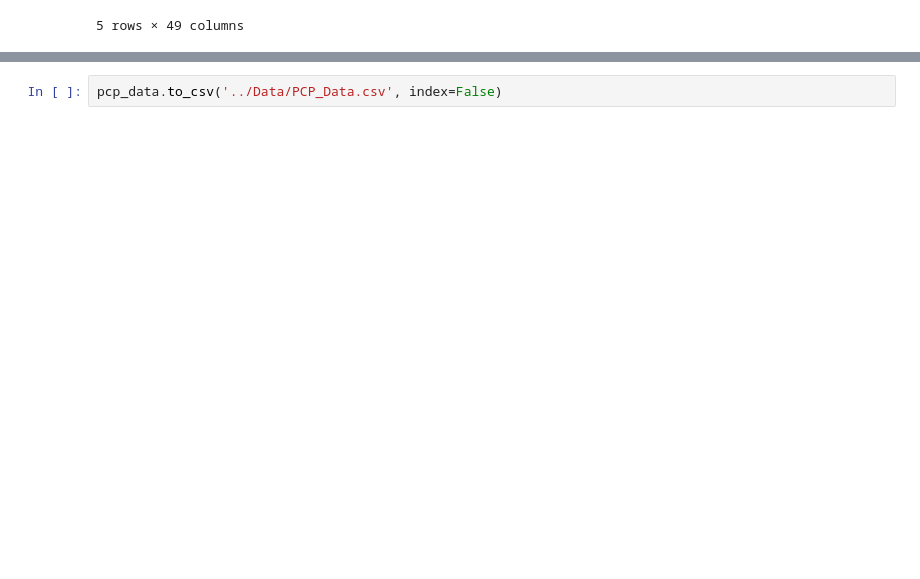
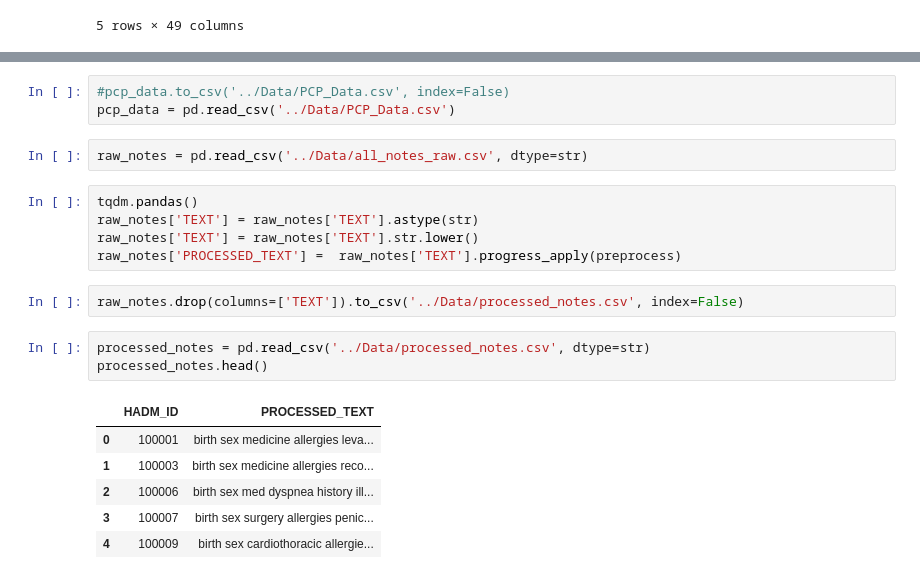
Before and after one commit to Govin9a/DataViz-Project-2023, a Jupyter notebook: Raw_Wrangling/PCP_Data_Wrangling.ipynb, the cells around one changed output, grey strips where cells are left out. Drawn from its saved outputs; the diff is of its cells as text; blank space fills up the shorter version.

```diff
--- a/Raw_Wrangling/PCP_Data_Wrangling.ipynb
+++ b/Raw_Wrangling/PCP_Data_Wrangling.ipynb
@@ -171,4 +210,24 @@ pcp_data.head()
 | 3 | 161859 | 0 | 2100 | Other | INTERIOR MYOCARDIAL INFARCTION | 40.4 | 4.1 | 139 | 105 | ... |
 | 4 | 129635 | 0 | 2101 | Other | ACUTE CORONARY SYNDROME | 37.9 | 3.3 | 134 | 95 | ... |
 # %%
-pcp_data.to_csv('../Data/PCP_Data.csv', index=False)
+#pcp_data.to_csv('../Data/PCP_Data.csv', index=False)
+pcp_data = pd.read_csv('../Data/PCP_Data.csv')
+# %%
+raw_notes = pd.read_csv('../Data/all_notes_raw.csv', dtype=str)
+# %%
+tqdm.pandas()
+raw_notes['TEXT'] = raw_notes['TEXT'].astype(str)
+raw_notes['TEXT'] = raw_notes['TEXT'].str.lower()
+raw_notes['PROCESSED_TEXT'] =  raw_notes['TEXT'].progress_apply(preprocess)
+# %%
+raw_notes.drop(columns=['TEXT']).to_csv('../Data/processed_notes.csv', index=False)
+# %%
+processed_notes = pd.read_csv('../Data/processed_notes.csv', dtype=str)
+processed_notes.head()
+# %% [output]
+|  | HADM_ID | PROCESSED_TEXT |
+| 0 | 100001 | birth sex medicine allergies leva... |
+| 1 | 100003 | birth sex medicine allergies reco... |
+| 2 | 100006 | birth sex med dyspnea history ill... |
+| 3 | 100007 | birth sex surgery allergies penic... |
+| 4 | 100009 | birth sex cardiothoracic allergie... |
```
Also changed, not shown: parts of 11 cells of this notebook, 2 other files.
